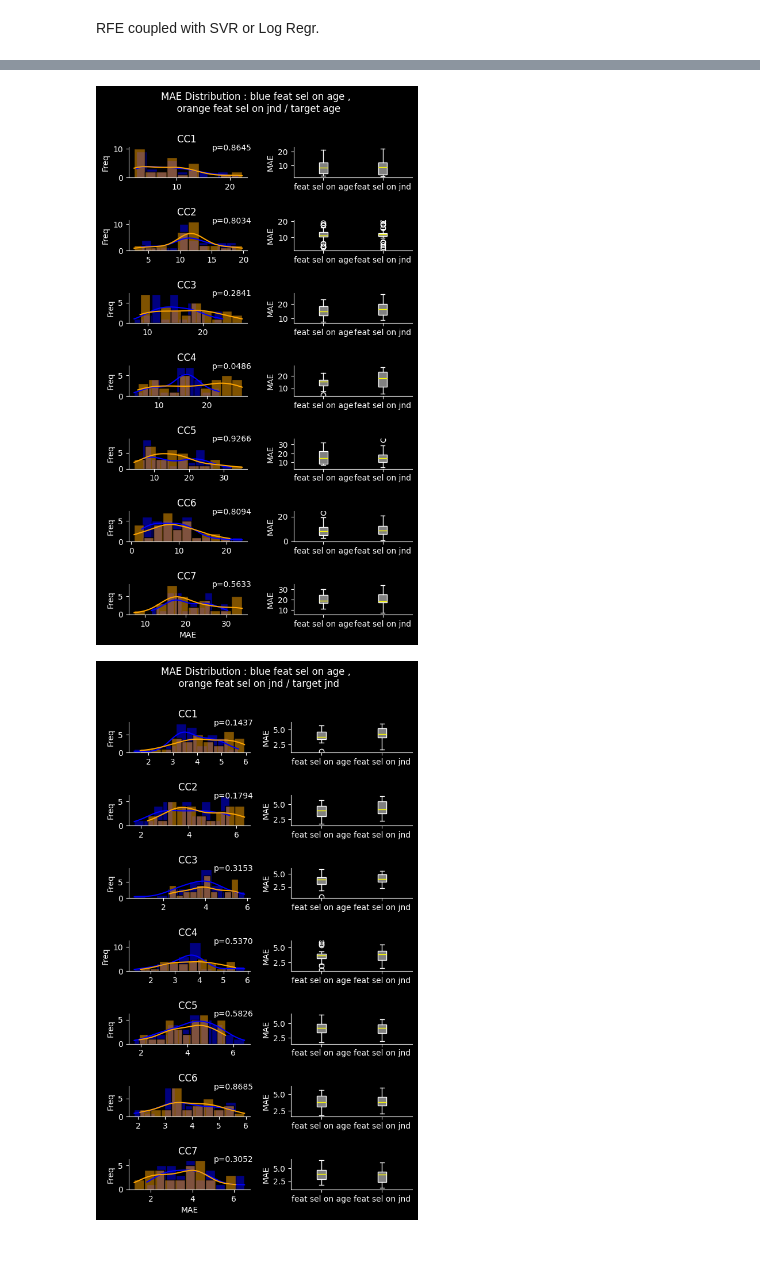
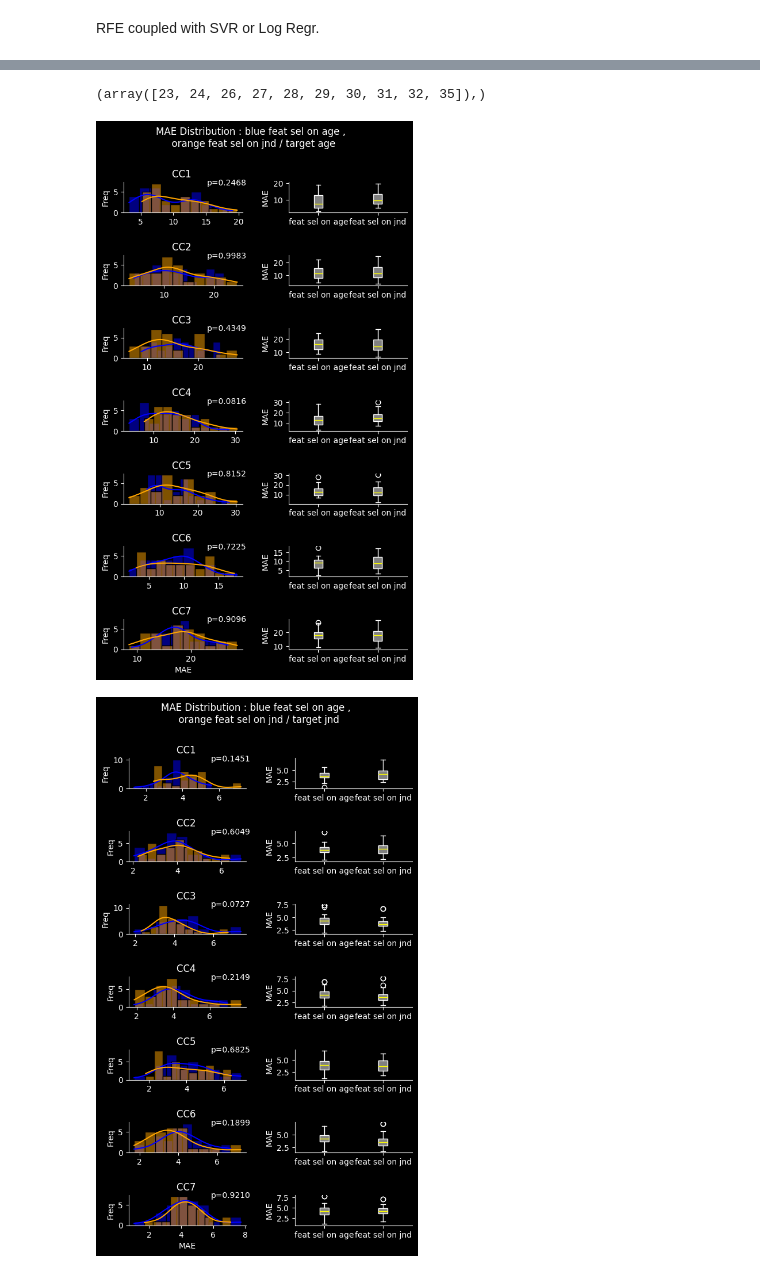
Before and after one commit to nicolascatz/CRPN_DTI_AGING_DPAKNC, a Jupyter notebook: scripts/DTI_Aging_FeatSelect_251205_NC.ipynb, the cells around one changed output, grey strips where cells are left out. Drawn from its saved outputs; the diff is of its cells as text; code cells hidden in the pictures.

```diff
--- a/scripts/DTI_Aging_FeatSelect_251205_NC.ipynb
+++ b/scripts/DTI_Aging_FeatSelect_251205_NC.ipynb
@@ -699,3 +699,7 @@ array([17.  ,  1.95,  8.55,  3.04,  0.37])
+# %%
+select_feature
+# %% [output]
+(array([23, 24, 26, 27, 28, 29, 30, 31, 32, 35]),)
 # %%
 import matplotlib.pyplot as plt
 from sklearn.model_selection import train_test_split
@@ -743,12 +747,12 @@ for target in ['age', 'jnd']:
             MSE_cc=[]
             for seed in range(nseeds):
                 random_state=random_numbers[seed]
-                select_feature=np.where(SelectedFeat[cc]<2)
+                select_feature=np.where(SelectedFeat[cc]<5)
 
                 X=DTI[:,select_feature[0].tolist(),cc]
 
                 X_train, X_test, y_train, y_test = train_test_split(X, y, test_size=0.1,random_state=random_state)
-                scaler = RobustScaler()
+                scaler = StandardScaler()
                 X_train_scaled = scaler.fit_transform(X_train)
                 X_test_scaled = scaler.transform(X_test)
                     # Target (dependent variable)
@@ -757,18 +761,20 @@ for target in ['age', 'jnd']:
                 reg2 = RandomForestRegressor(random_state=1)
 
                 if target=='age':
-                    reg3 = LogisticRegression(random_state=1)
+                    reg3 = LinearRegression()
                 elif target=='jnd':
                     reg3 = LinearRegression()
 
                 reg1.fit(X_train_scaled, y_train)
                 reg2.fit(X_train_scaled, y_train)
+                reg3.fit(X_train_scaled, y_train)
 
-                ereg = VotingRegressor([("gb", reg1), ("rf", reg2)])
+                ereg = VotingRegressor([("gb", reg1), ("rf", reg2), ("lr", reg3)])
                 ereg.fit(X_train_scaled, y_train)
 
                 pred1 = reg1.predict(X_test_scaled)
                 pred2 = reg2.predict(X_test_scaled)
+                pred3 = reg3.predict(X_test_scaled)
                 pred4 = ereg.predict(X_test_scaled)
                 # print("r2_score:", r2_score(y_test, pred4))
                 MAE_cc.append(mean_absolute_error(y_test, pred4))
@@ -793,32 +799,32 @@ for target in ['age', 'jnd']:
 
     for cc in range(7):
         t_stat, p_value = ttest_ind(MAE_cc_all_alltgt[0][cc], MAE_cc_all_alltgt[1][cc])
         sns.histplot(MAE_cc_all_alltgt[0][cc], bins=10, kde=True, color='blue',ax=ax[cc,0])
         sns.histplot(MAE_cc_all_alltgt[1][cc], bins=10, kde=True, color='orange',ax=ax[cc,0])
         ax[cc,0].text(0.7, 0.9, f'p={p_value:.4f}', transform=ax[cc,0].transAxes, color='white')
         ax[cc,0].set_title(f'CC{cc+1} ')
         ax[cc,0].set_ylabel('Freq')
         ax[cc,0].grid(False)
         ax[cc,0].spines['top'].set_visible(False)
         ax[cc,0].spines['right'].set_visible(False)
 
 
         ax[cc,1].boxplot([MAE_cc_all_alltgt[0][cc], MAE_cc_all_alltgt[1][cc]], labels=['feat sel on age', 'feat sel on jnd'], patch_artist=True,
                        boxprops=dict(facecolor='grey', color='white'),
                        medianprops=dict(color='yellow'),
                        whiskerprops=dict(color='white'),
                        capprops=dict(color='white'),
                        flierprops=dict(color='white', markeredgecolor='white'))
         ax[cc,1].set_ylabel('MAE')
         ax[cc,1].grid(False)
         ax[cc,1].spines['top'].set_visible(False)
         ax[cc,1].spines['right'].set_visible(False)
 
 
     ax[6,0].set_xlabel('MAE')
     fig.suptitle('MAE Distribution : blue feat sel on age ,\n  orange feat sel on jnd / target '+target)
     plt.tight_layout(pad=2.0 )
     plt.show()
 # %% [output]
-[figure, old version]
+[figure, new version]
-[figure, old version]
+[figure, new version]
```
Also changed, not shown: parts of 9 cells of this notebook.
